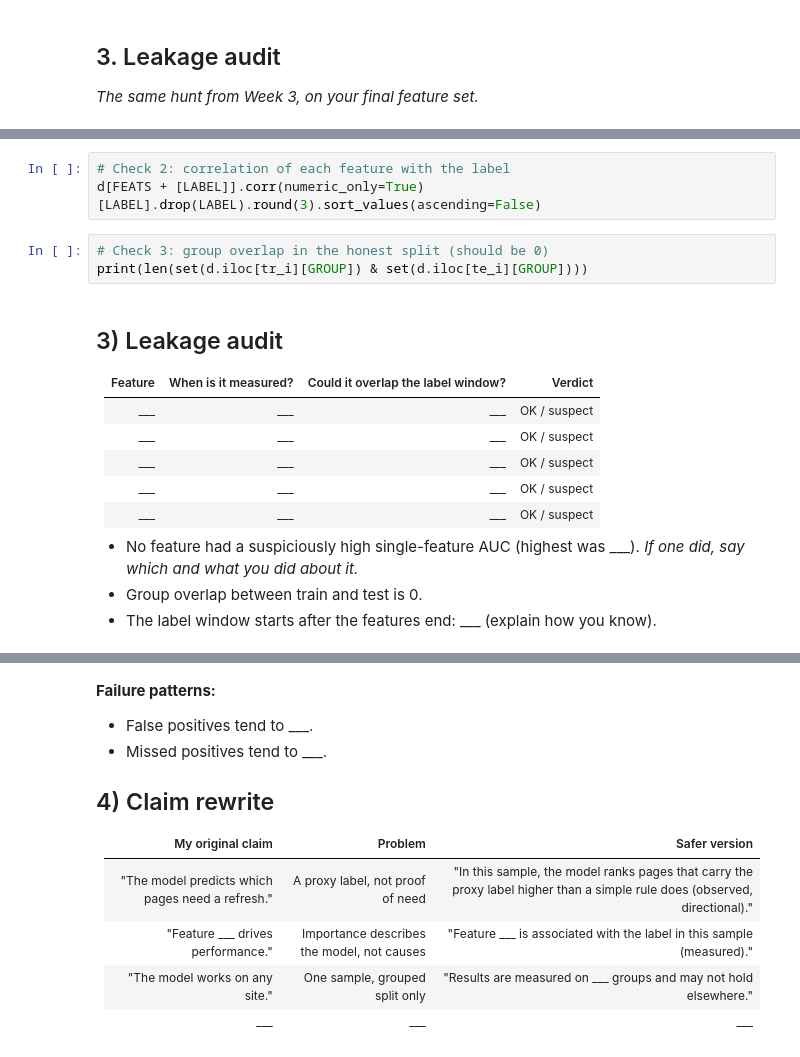
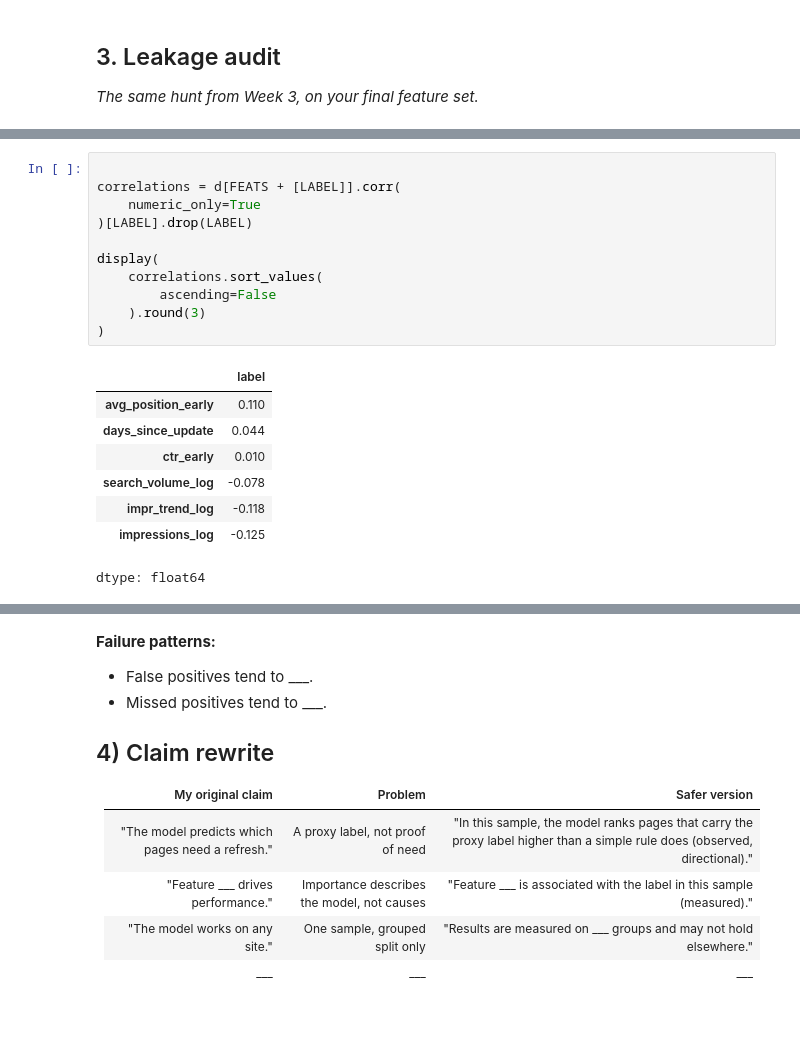
Before and after one commit to janaadarwish/flyrank-ml-internship, a Jupyter notebook: work/notebooks/w06_validation_audit.ipynb, the cells around one changed output, grey strips where cells are left out. Cells and saved outputs as stored; diff of their text form; blank space fills up the shorter version.

```diff
--- a/work/notebooks/w06_validation_audit.ipynb
+++ b/work/notebooks/w06_validation_audit.ipynb
@@ -84,20 +315,20 @@ pd.DataFrame(rows).sort_values("single_feature_AUC", ascending=False)
 # %%
-# Check 2: correlation of each feature with the label
-d[FEATS + [LABEL]].corr(numeric_only=True)[LABEL].drop(LABEL).round(3).sort_values(ascending=False)
+
+correlations = d[FEATS + [LABEL]].corr(
+    numeric_only=True
+)[LABEL].drop(LABEL)
+
+display(
+    correlations.sort_values(
+        ascending=False
+    ).round(3)
+)
+# %% [output]
+|  | label |
+| avg_position_early | 0.110 |
+| days_since_update | 0.044 |
+| ctr_early | 0.010 |
+| search_volume_log | -0.078 |
+| impr_trend_log | -0.118 |
+| impressions_log | -0.125 |
+dtype: float64
-# %%
-# Check 3: group overlap in the honest split (should be 0)
-print(len(set(d.iloc[tr_i][GROUP]) & set(d.iloc[te_i][GROUP])))
-# %% [markdown]
-## 3) Leakage audit
-
-| Feature | When is it measured? | Could it overlap the label window? | Verdict |
-|---|---|---|---|
-| ___ | ___ | ___ | OK / suspect |
-| ___ | ___ | ___ | OK / suspect |
-| ___ | ___ | ___ | OK / suspect |
-| ___ | ___ | ___ | OK / suspect |
-| ___ | ___ | ___ | OK / suspect |
-
-- No feature had a suspiciously high single-feature AUC (highest was ___). *If one did, say which and what you did about it.*
-- Group overlap between train and test is 0.
-- The label window starts after the features end: ___ (explain how you know).
```
Also changed, not shown: parts of 25 cells of this notebook.
